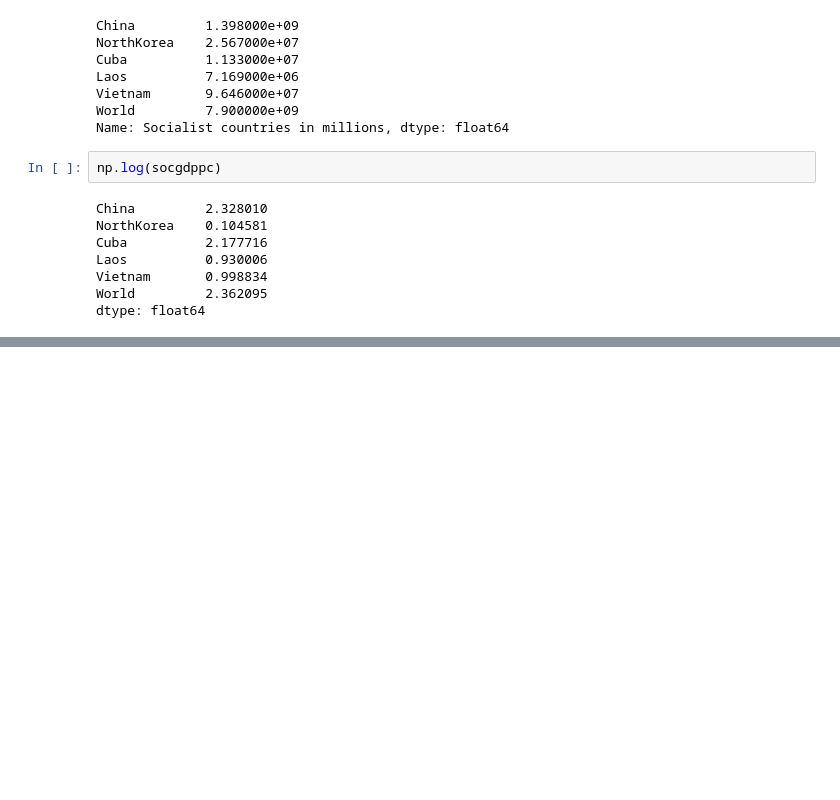
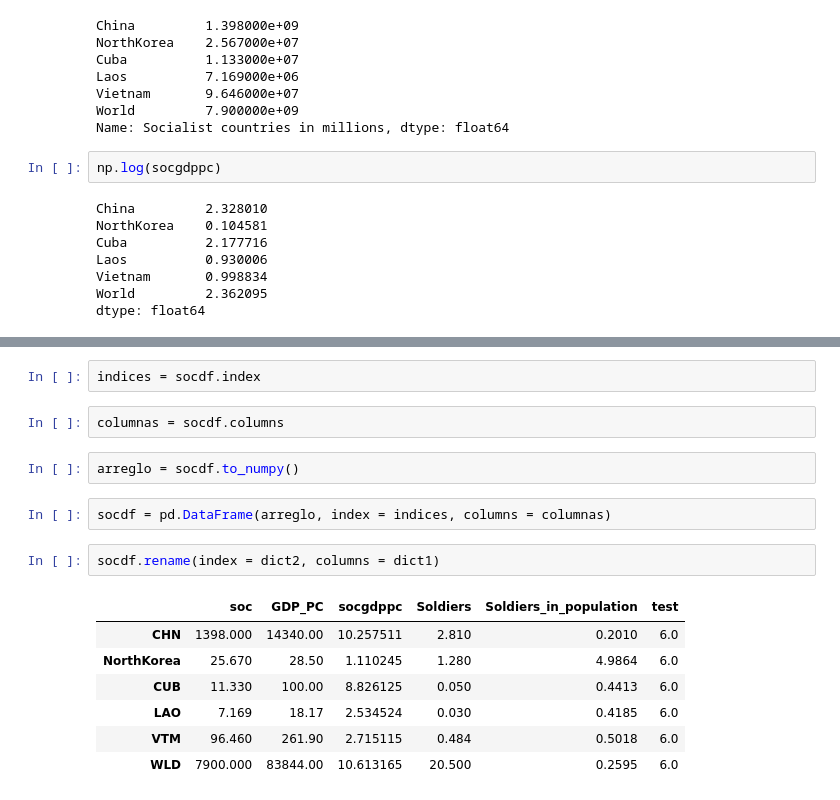
Before and after one commit to NikelaosToner/freecodecamp-intro-to-pandas, a Jupyter notebook: Untitled Folder/1 pandas.ipynb, the cells around one changed output, grey strips where cells are left out. Cells and saved outputs as stored; diff of their text form; blank space fills up the shorter version.

Commit message:
DataFrame

```diff
--- a/Untitled Folder/1 pandas.ipynb
+++ b/Untitled Folder/1 pandas.ipynb
@@ -199,0 +581,18 @@ dtype: float64
+# %%
+indices = socdf.index
+# %%
+columnas = socdf.columns
+# %%
+arreglo = socdf.to_numpy()
+# %%
+socdf = pd.DataFrame(arreglo, index = indices, columns = columnas)
+# %%
+socdf.rename(index = dict2, columns = dict1)
+# %% [output]
+|  | soc | GDP_PC | socgdppc | Soldiers | Soldiers_in_population | test |
+| CHN | 1398.000 | 14340.00 | 10.257511 | 2.810 | 0.2010 | 6.0 |
+| NorthKorea | 25.670 | 28.50 | 1.110245 | 1.280 | 4.9864 | 6.0 |
+| CUB | 11.330 | 100.00 | 8.826125 | 0.050 | 0.4413 | 6.0 |
+| LAO | 7.169 | 18.17 | 2.534524 | 0.030 | 0.4185 | 6.0 |
+| VTM | 96.460 | 261.90 | 2.715115 | 0.484 | 0.5018 | 6.0 |
+| WLD | 7900.000 | 83844.00 | 10.613165 | 20.500 | 0.2595 | 6.0 |
```
Also changed, not shown: parts of 54 cells of this notebook, 2 other files.
